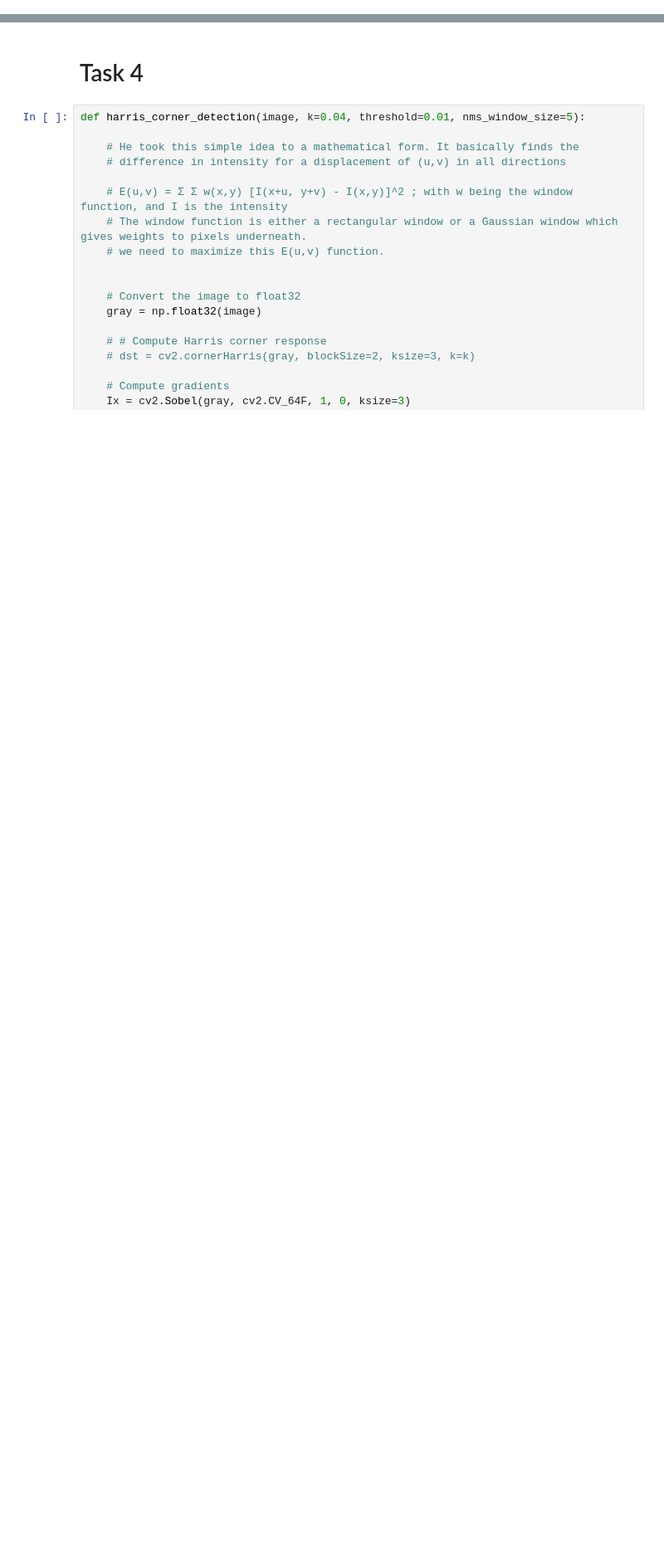
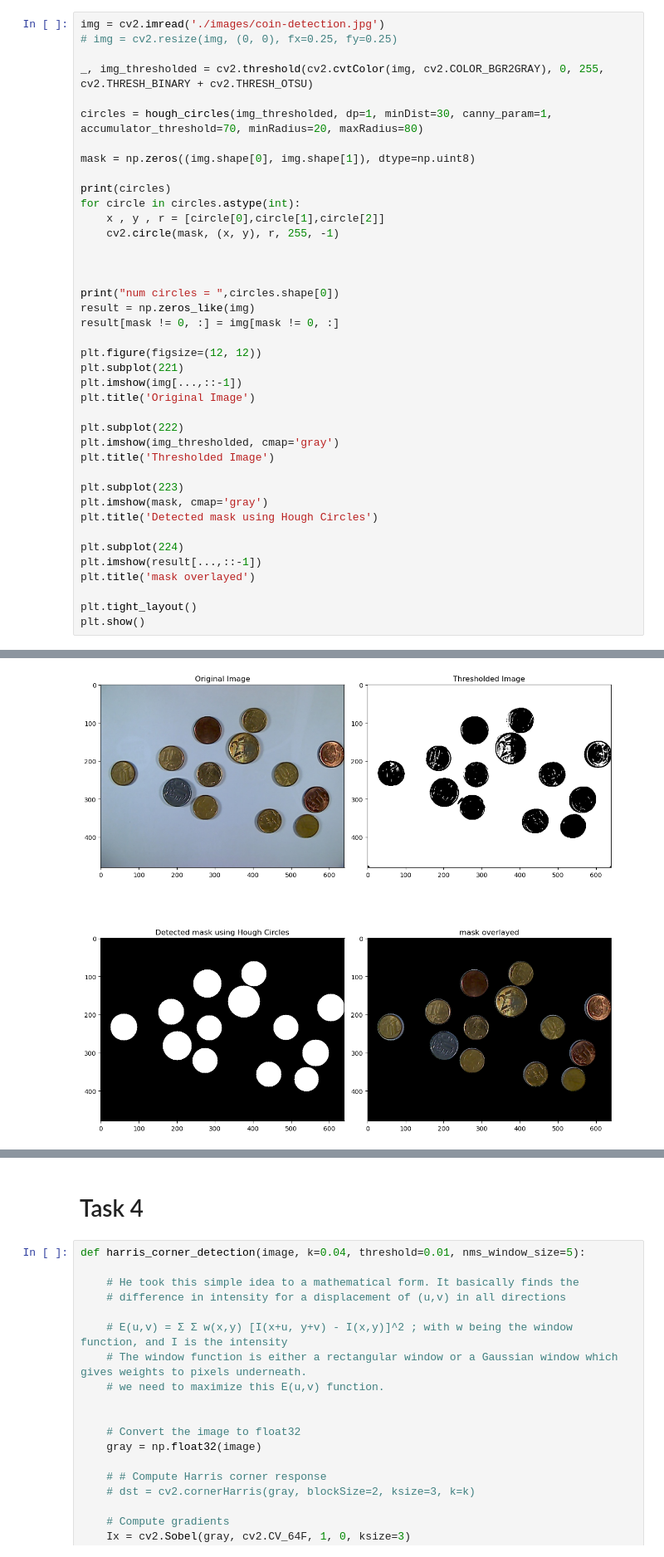
Before and after one commit to CS7-404-DIP-M24/a4-ajit-srikanth, a Jupyter notebook: main.ipynb, the cells around one changed output, grey strips where cells are left out. Shown at 83% size. Saved outputs shown, nothing was run; the diff lists cells and outputs as text; blank space fills up the shorter version.

```diff
--- a/main.ipynb
+++ b/main.ipynb
@@ -4,0 +272,41 @@ import cv2
+# %%
+img = cv2.imread('./images/coin-detection.jpg')
+# img = cv2.resize(img, (0, 0), fx=0.25, fy=0.25)
+
+_, img_thresholded = cv2.threshold(cv2.cvtColor(img, cv2.COLOR_BGR2GRAY), 0, 255, cv2.THRESH_BINARY + cv2.THRESH_OTSU)
+
+circles = hough_circles(img_thresholded, dp=1, minDist=30, canny_param=1, accumulator_threshold=70, minRadius=20, maxRadius=80)
+
+mask = np.zeros((img.shape[0], img.shape[1]), dtype=np.uint8)
+
+print(circles)
+for circle in circles.astype(int):
+    x , y , r = [circle[0],circle[1],circle[2]]
+    cv2.circle(mask, (x, y), r, 255, -1)
+
+
+
+print("num circles = ",circles.shape[0])
+result = np.zeros_like(img)
+result[mask != 0, :] = img[mask != 0, :]
+
+plt.figure(figsize=(12, 12))
+plt.subplot(221)
+plt.imshow(img[...,::-1])
+plt.title('Original Image')
+
+plt.subplot(222)
+plt.imshow(img_thresholded, cmap='gray')
+plt.title('Thresholded Image')
+
+plt.subplot(223)
+plt.imshow(mask, cmap='gray')
+plt.title('Detected mask using Hough Circles')
+
+plt.subplot(224)
+plt.imshow(result[...,::-1])
+plt.title('mask overlayed')
+
+plt.tight_layout()
+plt.show()
+# %% [output]
@@ -4,0 +327 @@ import cv2
+[figure, added]
```
Also changed, not shown: parts of 16 cells of this notebook, 5 other files.
